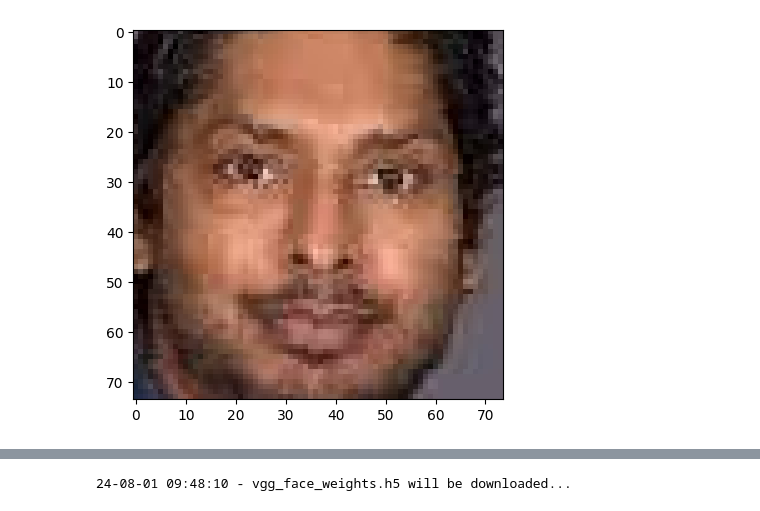
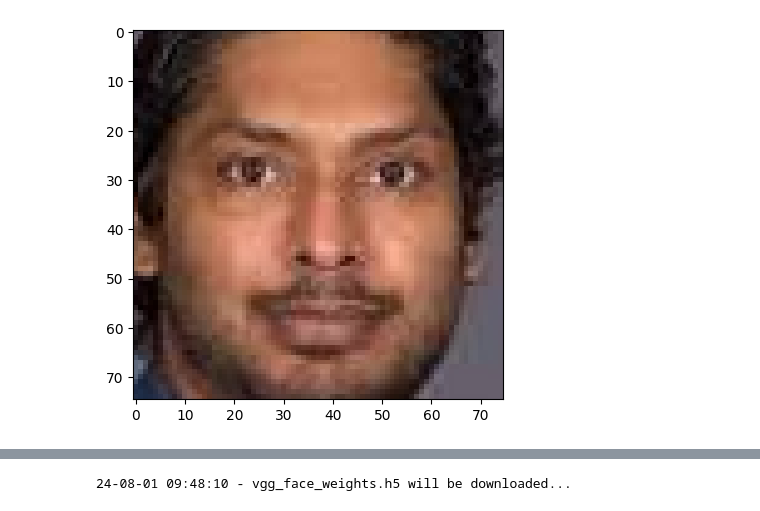
Before and after one commit to pshemach/DeepFace_Recognition, a Jupyter notebook: research/deepface_recognition.ipynb, the cells around one changed output, grey strips where cells are left out. Cells and saved outputs as stored; diff of their text form; code cells hidden in the pictures.

```diff
--- a/research/deepface_recognition.ipynb
+++ b/research/deepface_recognition.ipynb
@@ -8,5 +4,5 @@ WARNING:tensorflow:From c:\Users\PC\Desktop\test\DeepFace_Recognition\.venv\Lib\
 # %%
-face = DeepFace.extract_faces(
-    '../data/images_1.jpg',
+face_1 = DeepFace.extract_faces(
+    '../data/test_images/download.jpg',
     detector_backend='opencv'
 )
@@ -33,6 +29,6 @@ face
 # %%
-plt.imshow(face[0]['face'])
+plt.imshow(face_1[0]['face'])
 plt.show()
 # %% [output]
-[figure, old version]
+[figure, new version]
 # %%
```
Also changed, not shown: parts of 8 cells of this notebook, 8 other files.
